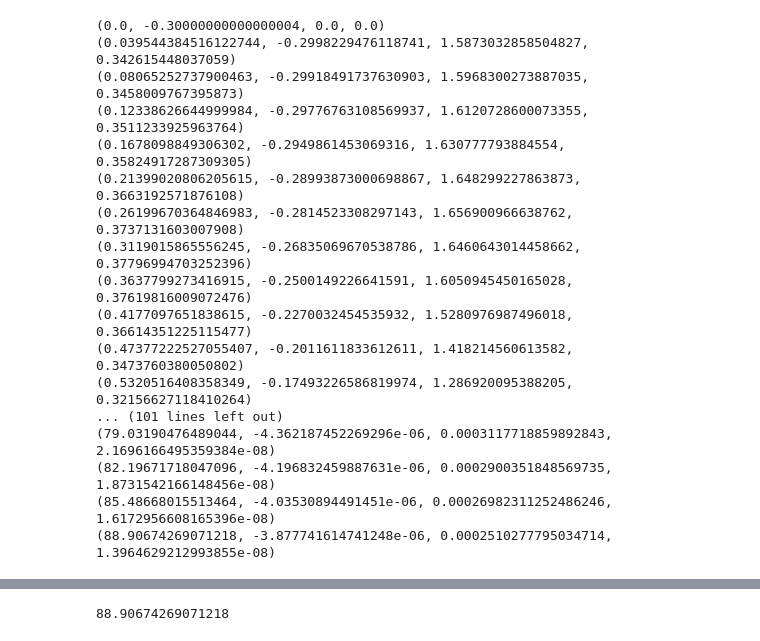
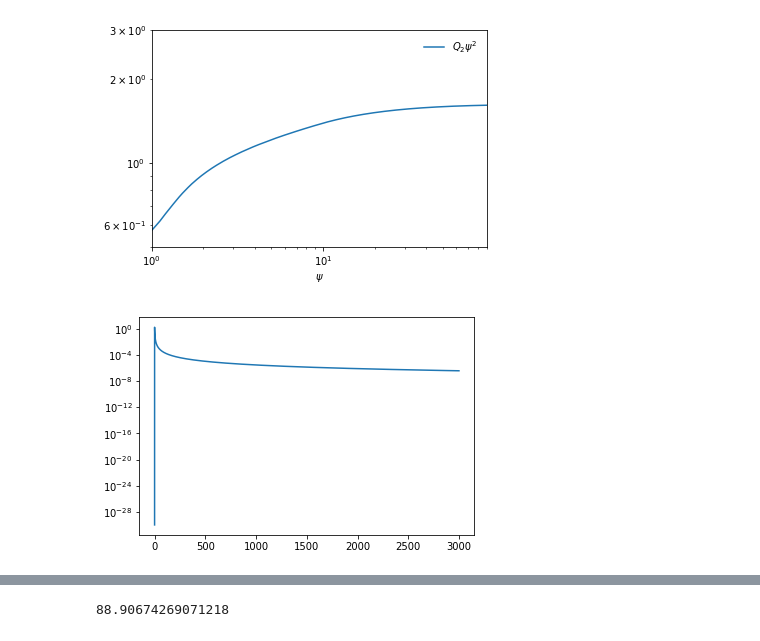
Before and after one commit to nomahen/twisted_disk_1d, a Jupyter notebook: notebooks/visualize_coefficients.ipynb, the cells around one changed output, grey strips where cells are left out. Drawn from its saved outputs; the diff is of its cells as text; code cells hidden in the pictures.

```diff
--- a/notebooks/visualize_coefficients.ipynb
+++ b/notebooks/visualize_coefficients.ipynb
@@ -61,20 +60,18 @@ plt.legend(loc='lower left',frameon=False)
-# %%
-for i in zip(s_arr,Q1_parsed,Q2_parsed,Q3_parsed): print i
-# %% [output]
-(0.0, -0.30000000000000004, 0.0, 0.0)
-(0.039544384516122744, -0.2998229476118741, 1.5873032858504827, 0.342615448037059)
-(0.08065252737900463, -0.29918491737630903, 1.5968300273887035, 0.3458009767395873)
-(0.12338626644999984, -0.29776763108569937, 1.6120728600073355, 0.3511233925963764)
-(0.1678098849306302, -0.2949861453069316, 1.630777793884554, 0.35824917287309305)
-(0.21399020806205615, -0.28993873000698867, 1.648299227863873, 0.3663192571876108)
-(0.26199670364846983, -0.2814523308297143, 1.656900966638762, 0.3737131603007908)
-(0.3119015865556245, -0.26835069670538786, 1.6460643014458662, 0.37796994703252396)
-(0.3637799273416915, -0.2500149226641591, 1.6050945450165028, 0.37619816009072476)
-(0.4177097651838615, -0.2270032454535932, 1.5280976987496018, 0.36614351225115477)
-(0.47377222527055407, -0.2011611833612611, 1.418214560613582, 0.3473760380050802)
-(0.5320516408358349, -0.17493226586819974, 1.286920095388205, 0.32156627118410264)
-... (101 lines left out)
-(79.03190476489044, -4.362187452269296e-06, 0.0003117718859892843, 2.1696166495359384e-08)
-(82.19671718047096, -4.196832459887631e-06, 0.0002900351848569735, 1.8731542166148456e-08)
-(85.48668015513464, -4.03530894491451e-06, 0.00026982311252486246, 1.6172956608165396e-08)
-(88.90674269071218, -3.877741614741248e-06, 0.0002510277795034714, 1.3964629212993855e-08)
+# %%
+s_arr_extrap = np.logspace(0,np.log10(91),1000)#-1
+plt.plot(s_arr_extrap-1,10.0**Q2_func(np.log10(s_arr_extrap)) * (s_arr_extrap-1)**2.,label=r'$Q_2\psi^2$')
+plt.yscale('log')
+plt.legend(frameon=False)
+plt.xlim(1,s_arr_extrap[-1]-1)
+plt.ylim(5e-1,3)
+plt.xlabel(r'$\psi$')
+plt.xscale('log')
+plt.savefig('./q2psi_extrap.png')
+# %% [output]
+[figure, added]
+# %%
+s_arr_extrap = np.logspace(0,np.log10(3000),1000)
+plt.plot(s_arr_extrap-1,10.0**Q2_func(np.log10(s_arr_extrap)))
+plt.yscale('log')
+# %% [output]
+[figure, added]
```
Also changed, not shown: parts of 4 cells of this notebook, 9 other files.
